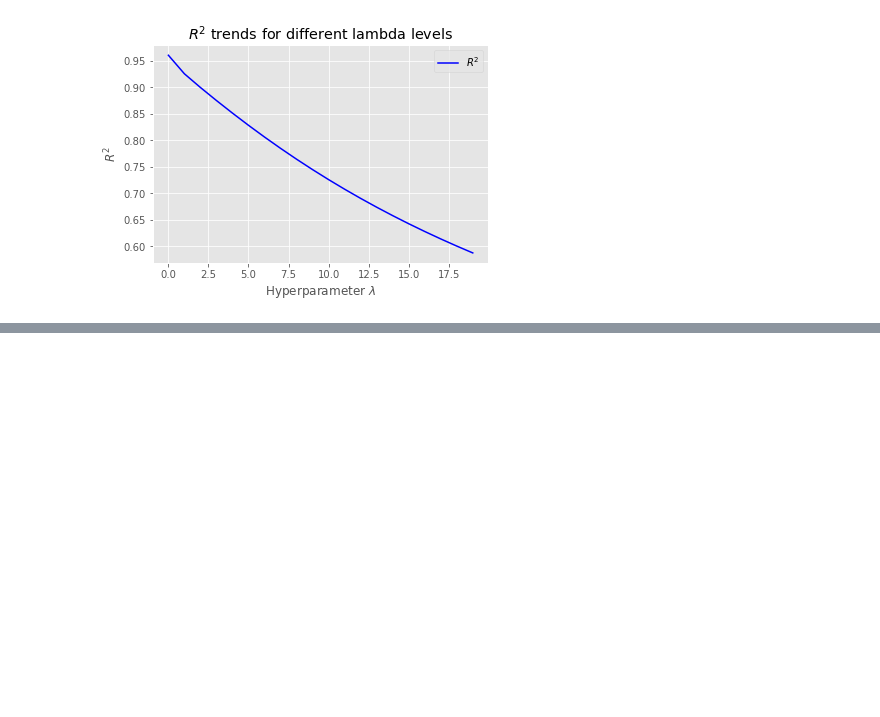
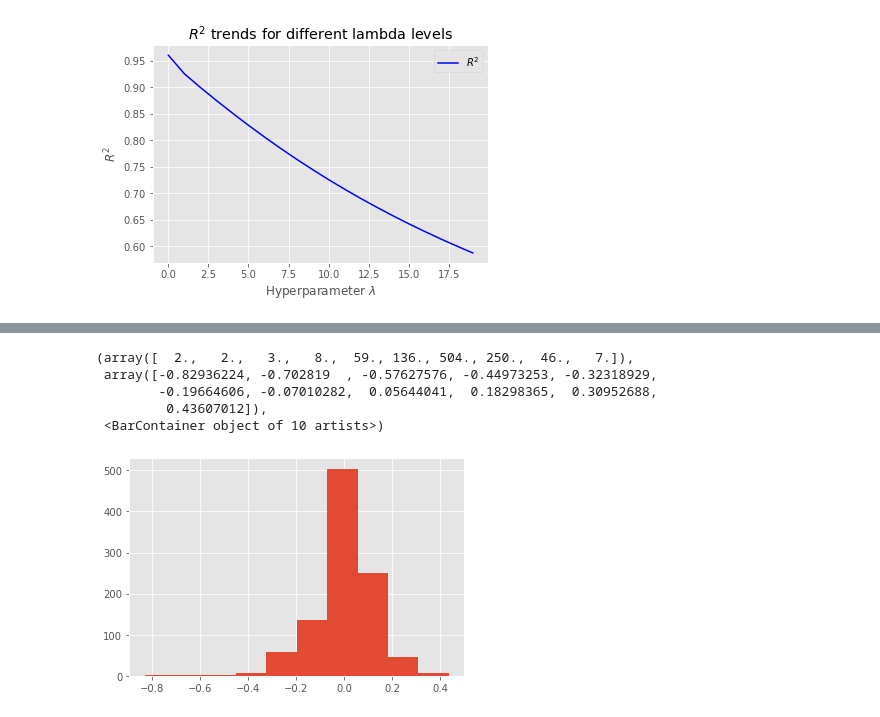
Before and after one commit to suhitasva/ML_Project, a Jupyter notebook: PLR_models.ipynb, the cells around one changed output, grey strips where cells are left out. Saved outputs shown, nothing was run; the diff lists cells and outputs as text; code cells hidden in the pictures; blank space fills up the shorter version.

```diff
--- a/PLR_models.ipynb
+++ b/PLR_models.ipynb
@@ -456,0 +809,6 @@ Text(0, 0.5, '$R^2$')
+# %%
+# Numerical columns not standardized (normalization is not turned on):
+
+lasso_fin = Lasso()
+lasso_fin.set_params(alpha=0.0006, normalize=True)
+model_results(trainX_trans, np.log(trainY), testX_trans, np.log(testY), lasso_fin, show = True)
@@ -456,0 +824,12 @@ Text(0, 0.5, '$R^2$')
+# %%
+# Plotting the residuals
+
+residuals = np.log(trainY) - lasso_fin.predict(trainX_trans)
+plt.hist(residuals)
+# %% [output]
+(array([  2.,   2.,   3.,   8.,  59., 136., 504., 250.,  46.,   7.]),
+ array([-0.82936224, -0.702819  , -0.57627576, -0.44973253, -0.32318929,
+        -0.19664606, -0.07010282,  0.05644041,  0.18298365,  0.30952688,
+         0.43607012]),
+ <BarContainer object of 10 artists>)
+[figure, added]
```
Also changed, not shown: parts of 42 cells of this notebook.
